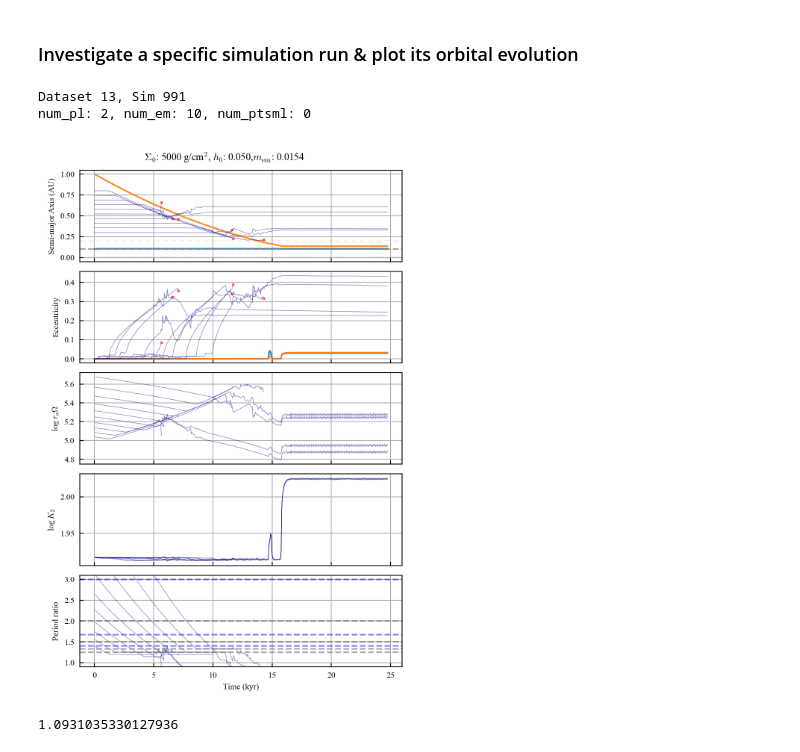
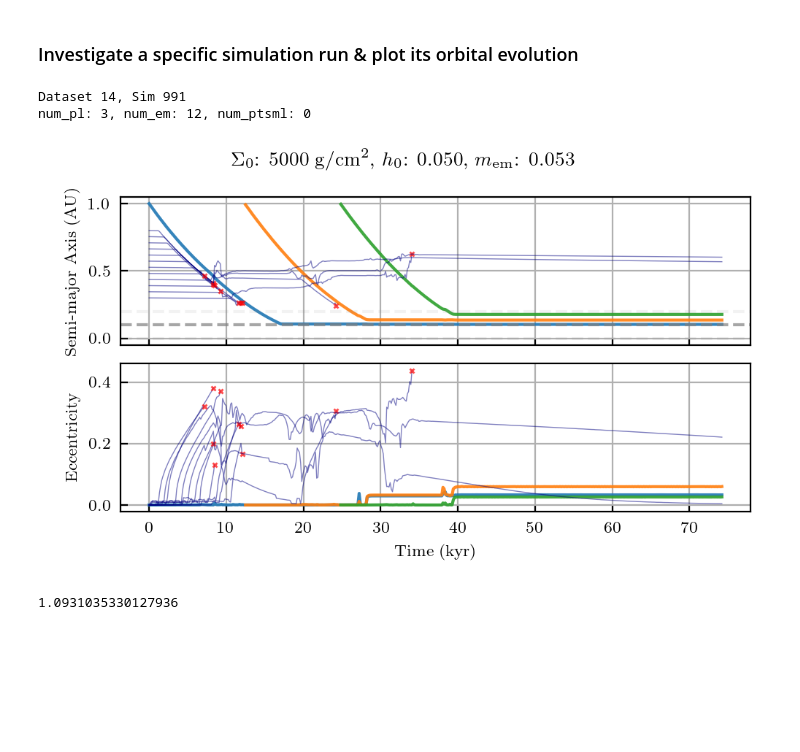
Before and after one commit to dchen10Git/uh-ifa-reu-2026, a Jupyter notebook: analyze_one_sim.ipynb, the cells around one changed output. Saved outputs shown, nothing was run; the diff lists cells and outputs as text; code cells hidden in the pictures; blank space fills up the shorter version.

```diff
--- a/analyze_one_sim.ipynb
+++ b/analyze_one_sim.ipynb
@@ -316,42 +291,42 @@ def plot_system(saved_sim, elements, num_pl, num_em, num_ptsml, t_units='kyr'):
     fig.subplots_adjust(hspace=0)
 
     if 'm_em' in metadata:
-        plt.suptitle(f"$\Sigma_0$: {metadata['Sigma_1au']:.0f} g/cm$^2$, $h_0$: {metadata['h_1au']:.3f},$m_{{\\rm em}}$: {metadata['m_em']:.3g} ")
+        plt.suptitle(f"$\Sigma_0$: {metadata['Sigma_1au']:.0f} g/cm$^2$, $h_0$: {metadata['h_1au']:.3f}, $m_{{\\rm em}}$: {metadata['m_em']:.3g} ")
     else:
         plt.suptitle(f"$\Sigma_0$: {metadata['Sigma_1au']:.0f} g/cm$^2$, $h_0$: {metadata['h_1au']:.3f}")
     plt.tight_layout(); plt.show()
     # plt.savefig("Figures/orbital_evo.svg", bbox_inches="tight")
 
-dataset_id = 13
+dataset_id = 14
 sim_id = 991
 
-elements = ['a', 'e', 'log_tau_a_Omega', 'log_K2', 'P_ratio_em']
+elements = ['a', 'e']#, 'log_tau_a_Omega', 'log_K2', 'P_ratio_em']
 
 for sim_id in range(sim_id, sim_id+1, 10):
 # for sim_id in inside_d:
     base_dir = Path.cwd()
     file_path = base_dir.parent / f"sim_results/dataset{dataset_id}" / f"sim{sim_id}.h5"
 
     try:
         saved_sim = reb_sims.load_simulation_run(file_path)
     except FileNotFoundError:
         print(f"Sim {sim_id} not found")
         continue
 
     sim_data, metadata = saved_sim
     m_star = metadata['m_star']
     rock_names = list(sim_data.keys())
     rocks = {p: sim_data[p] for p in rock_names}
     num_pl, num_em, num_ptsml = metadata['num_pl'], metadata['num_em'], metadata['num_ptsml']
 
     print(f"Dataset {dataset_id}, Sim {sim_id}")
     print(f"num_pl: {metadata['num_pl']}, num_em: {metadata['num_em']}, num_ptsml: {metadata['num_ptsml']}")
     # plot_system(saved_sim, ['a', 'e', 'P_ratio', 'tau_a'], num_pl, num_em, num_ptsml)
     plot_system(saved_sim, elements, num_pl, num_em, num_ptsml)
 # %% [output]
-Dataset 13, Sim 991
-num_pl: 2, num_em: 10, num_ptsml: 0
+Dataset 14, Sim 991
+num_pl: 3, num_em: 12, num_ptsml: 0
-[figure, old version]
+[figure, new version]
 # %%
 g = (8/7)**(2/3)
 0.359/g
```
Also changed, not shown: parts of 1 cell of this notebook, 4 other files.
